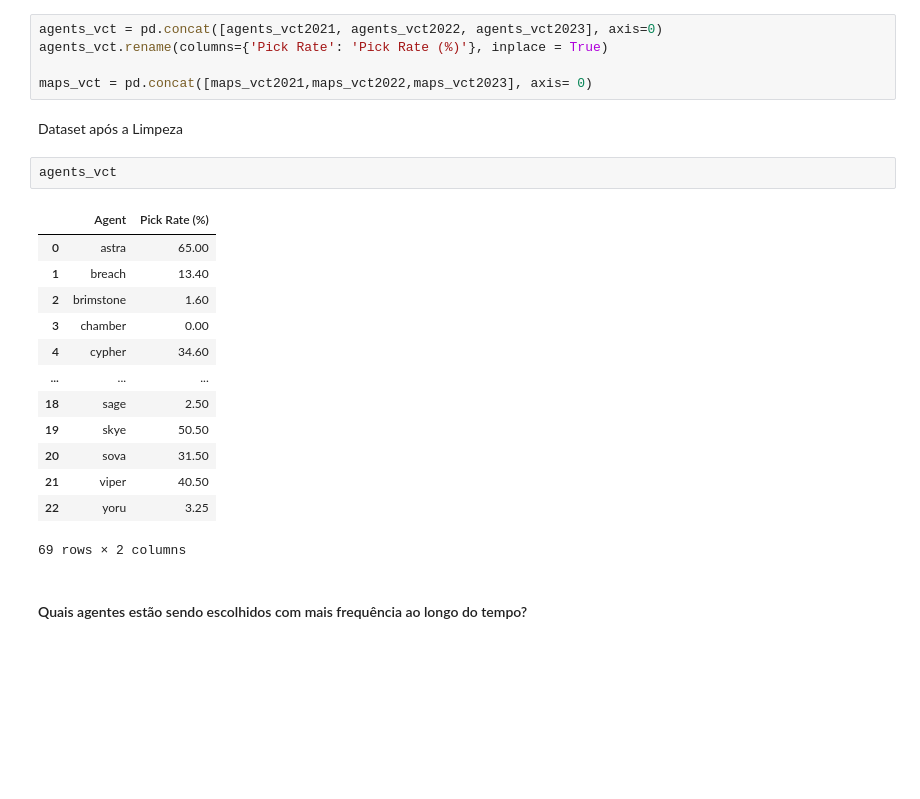
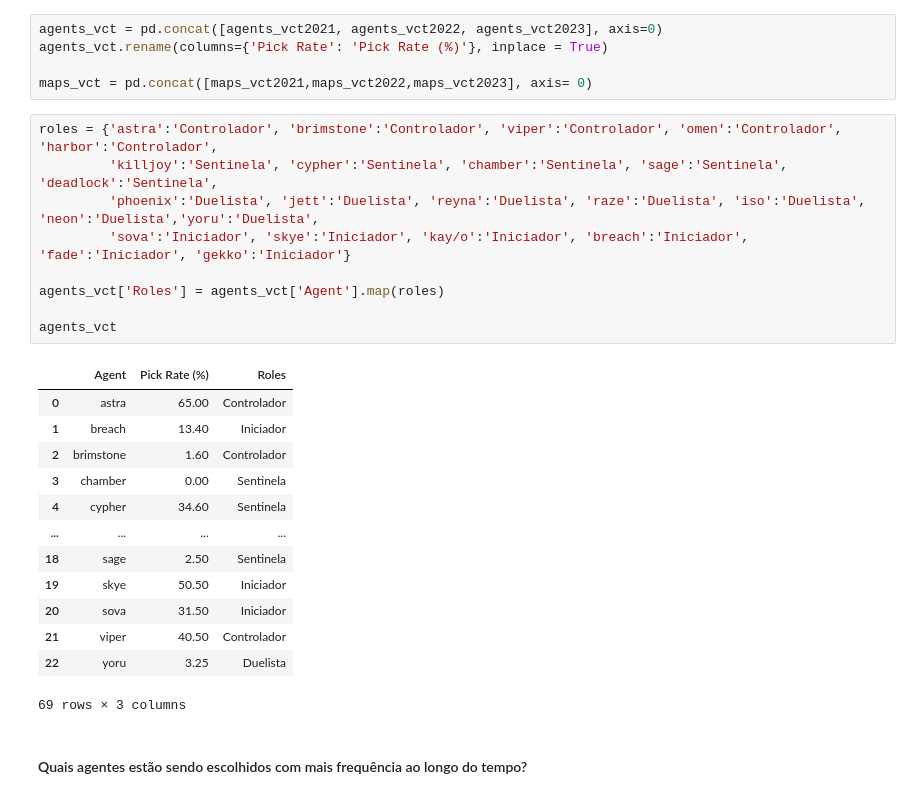
Before and after one commit to PedroLSCabral/Projeto-ICD, a Jupyter notebook: Apresentation.ipynb, the cells around one changed output. Drawn from its saved outputs; the diff is of its cells as text; blank space fills up the shorter version.

```diff
--- a/Fase2.ipynb
+++ b/Apresentation.ipynb
@@ -25,24 +25,29 @@ agents_vct = pd.concat([agents_vct2021, agents_vct2022, agents_vct2023], axis=0)
 agents_vct.rename(columns={'Pick Rate': 'Pick Rate (%)'}, inplace = True)
 
 maps_vct = pd.concat([maps_vct2021,maps_vct2022,maps_vct2023], axis= 0)
-# %% [markdown]
-Dataset após a Limpeza
-# %%
-agents_vct
-# %% [output]
-|  | Agent | Pick Rate (%) |
-| 0 | astra | 65.00 |
-| 1 | breach | 13.40 |
-| 2 | brimstone | 1.60 |
-| 3 | chamber | 0.00 |
-| 4 | cypher | 34.60 |
-| ... | ... | ... |
-| 18 | sage | 2.50 |
-| 19 | skye | 50.50 |
-| 20 | sova | 31.50 |
-| 21 | viper | 40.50 |
-| 22 | yoru | 3.25 |
-69 rows × 2 columns
+# %%
+roles = {'astra':'Controlador', 'brimstone':'Controlador', 'viper':'Controlador', 'omen':'Controlador', 'harbor':'Controlador',
+         'killjoy':'Sentinela', 'cypher':'Sentinela', 'chamber':'Sentinela', 'sage':'Sentinela', 'deadlock':'Sentinela',
+         'phoenix':'Duelista', 'jett':'Duelista', 'reyna':'Duelista', 'raze':'Duelista', 'iso':'Duelista', 'neon':'Duelista','yoru':'Duelista',
+         'sova':'Iniciador', 'skye':'Iniciador', 'kay/o':'Iniciador', 'breach':'Iniciador', 'fade':'Iniciador', 'gekko':'Iniciador'}
+
+agents_vct['Roles'] = agents_vct['Agent'].map(roles)
+
+agents_vct
+# %% [output]
+|  | Agent | Pick Rate (%) | Roles |
+| 0 | astra | 65.00 | Controlador |
+| 1 | breach | 13.40 | Iniciador |
+| 2 | brimstone | 1.60 | Controlador |
+| 3 | chamber | 0.00 | Sentinela |
+| 4 | cypher | 34.60 | Sentinela |
+| ... | ... | ... | ... |
+| 18 | sage | 2.50 | Sentinela |
+| 19 | skye | 50.50 | Iniciador |
+| 20 | sova | 31.50 | Iniciador |
+| 21 | viper | 40.50 | Controlador |
+| 22 | yoru | 3.25 | Duelista |
+69 rows × 3 columns
 # %% [markdown]
 <h4>Quais agentes estão sendo escolhidos com mais frequência ao longo do tempo?</h4>
 # %%
```
Also changed, not shown: parts of 4 cells of this notebook.
